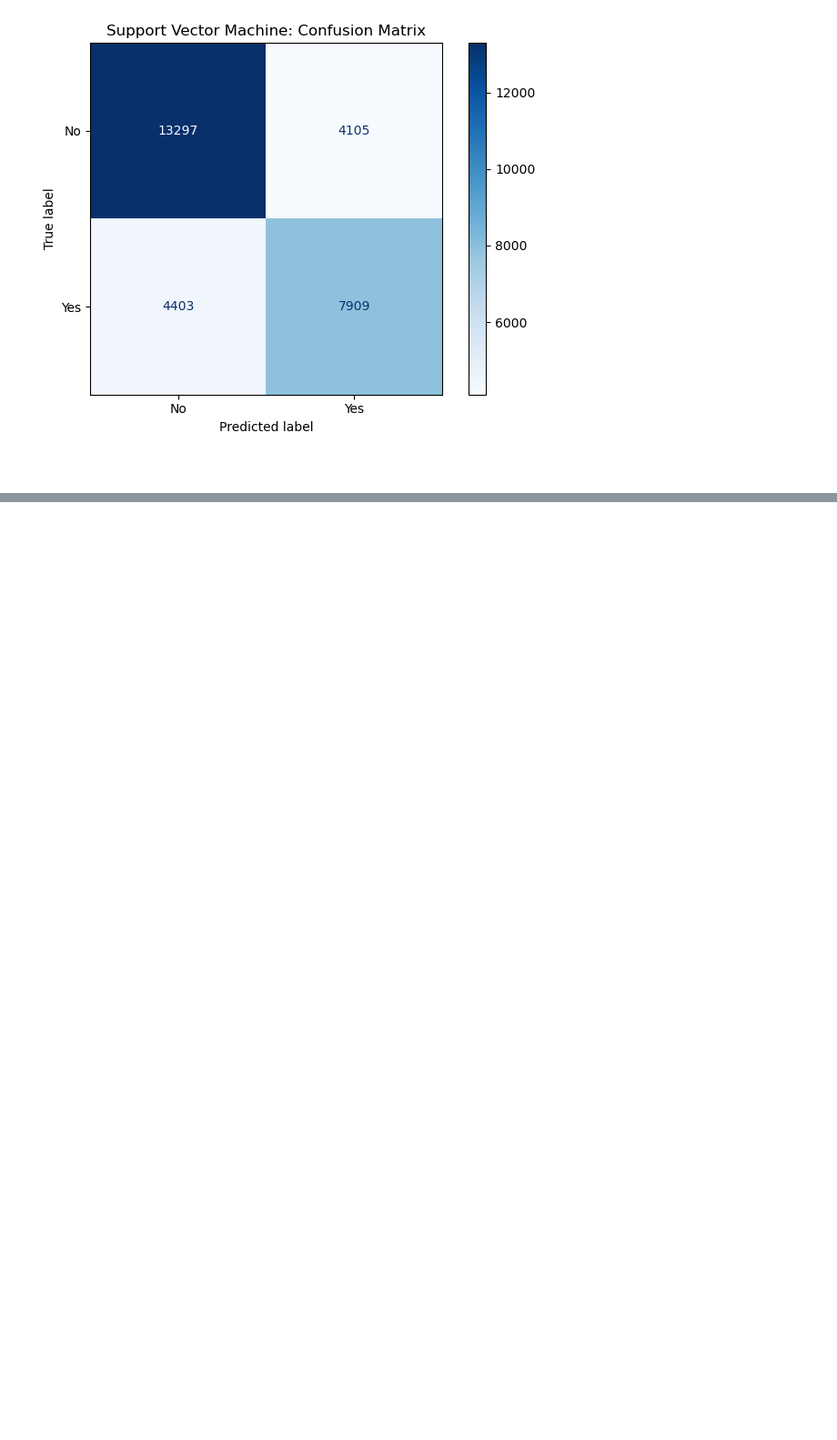
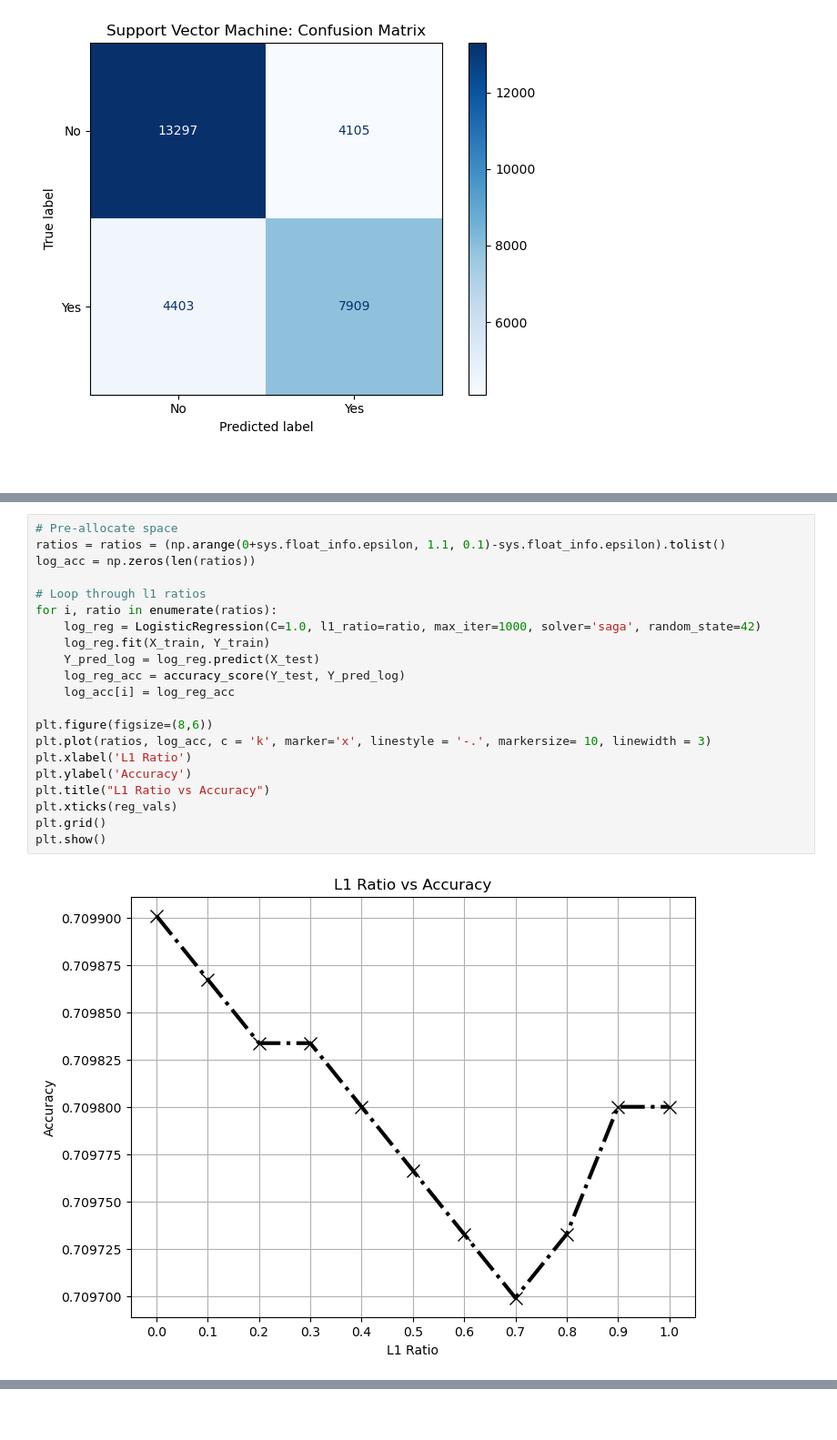
Before and after one commit to Zander-Rothering/Chem277a_Project_II, a Jupyter notebook: Project_II.ipynb, the cells around one changed output, grey strips where cells are left out. Shown at 91% size. Drawn from its saved outputs; the diff is of its cells as text; blank space fills up the shorter version.

```diff
--- a/Project_II.ipynb
+++ b/Project_II.ipynb
@@ -488,0 +521,23 @@ Support Vector Machine Accuracy: 0.7137
+# %%
+# Pre-allocate space
+ratios = ratios = (np.arange(0+sys.float_info.epsilon, 1.1, 0.1)-sys.float_info.epsilon).tolist()
+log_acc = np.zeros(len(ratios))
+
+# Loop through l1 ratios
+for i, ratio in enumerate(ratios):
+    log_reg = LogisticRegression(C=1.0, l1_ratio=ratio, max_iter=1000, solver='saga', random_state=42)
+    log_reg.fit(X_train, Y_train)
+    Y_pred_log = log_reg.predict(X_test)
+    log_reg_acc = accuracy_score(Y_test, Y_pred_log)
+    log_acc[i] = log_reg_acc
+
+plt.figure(figsize=(8,6))
+plt.plot(ratios, log_acc, c = 'k', marker='x', linestyle = '-.', markersize= 10, linewidth = 3)
+plt.xlabel('L1 Ratio')
+plt.ylabel('Accuracy')
+plt.title("L1 Ratio vs Accuracy")
+plt.xticks(reg_vals)
+plt.grid()
+plt.show()
+# %% [output]
+[figure, added]
```
Also changed, not shown: parts of 19 cells of this notebook.
